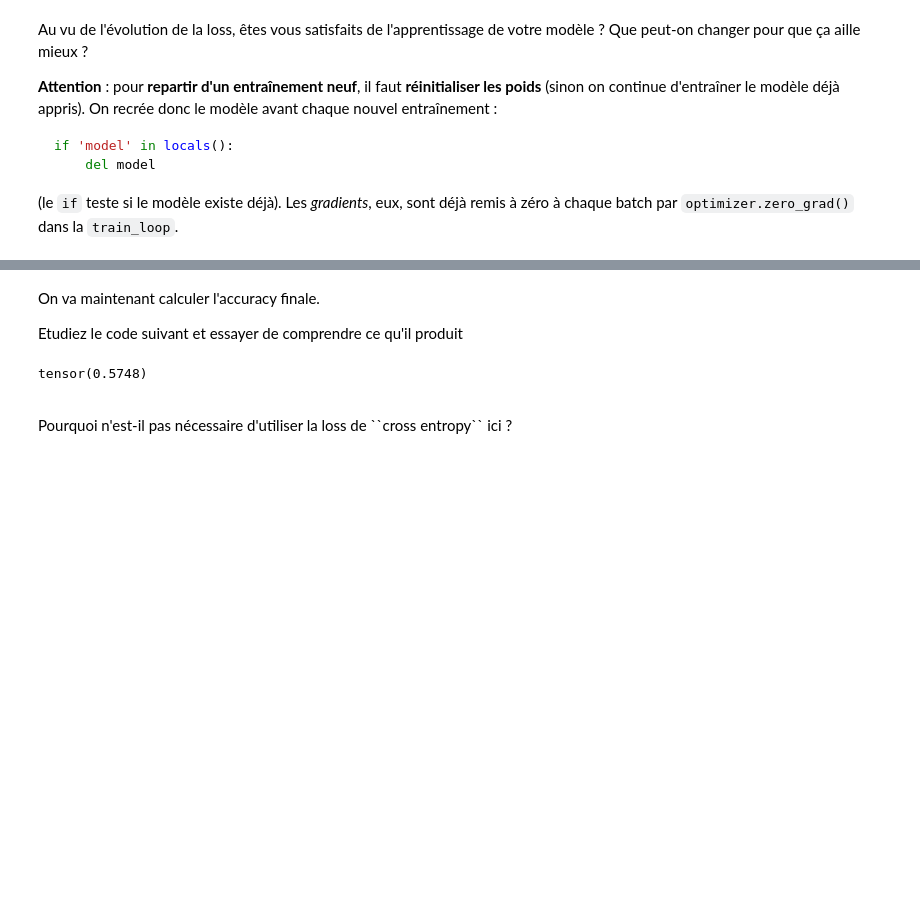
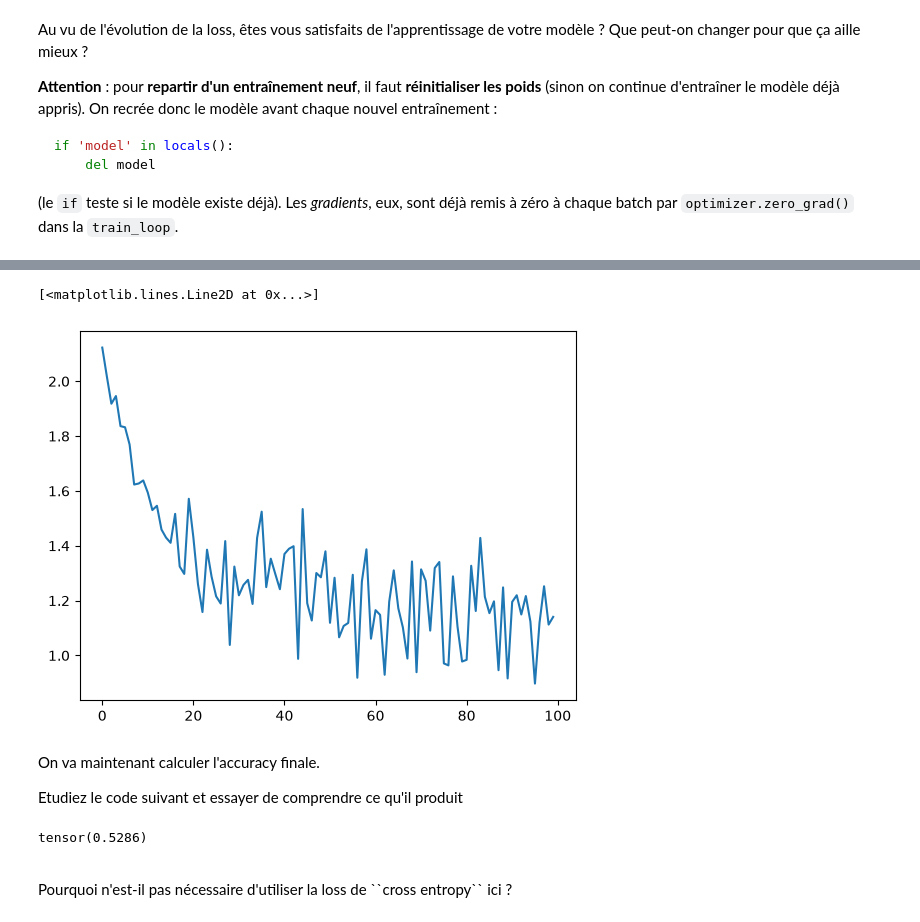
Before and after one commit to Charles-Tricand/espace-de-travail, a Jupyter notebook: TD6.ipynb, the cells around one changed output, grey strips where cells are left out. Drawn from its saved outputs; the diff is of its cells as text; code cells hidden in the pictures; blank space fills up the shorter version.

```diff
--- a/TD6.ipynb
+++ b/TD6.ipynb
@@ -380,6 +374,9 @@ if 'model' in locals():
 # %%
 if 'model' in locals():
     del model
+
+model = perceptron_ndvi(input_size = 45, output_size = 9)
+print(model)
 
 def train_loop(dataloader, model, loss_fn, optimizer, log=True):
     size = len(dataloader.dataset)
@@ -398,9 +395,10 @@ def train_loop(dataloader, model, loss_fn, optimizer, log=True):
     return loss.item()
 
 loss = nn.CrossEntropyLoss()
-optimizer = torch.optim.SGD(model.parameters(), lr=1e-1)
+optimizer = torch.optim.SGD(model.parameters(), lr=0.01)
 
 loss_list = []
 for _ in range(100):
     loss_list.append(train_loop(train_dataloader, model, loss, optimizer))
 plt.plot(loss_list)
+# %% [output]
@@ -407,3 +422,5 @@ plt.plot(loss_list)
+[<matplotlib.lines.Line2D at 0x...>]
+[figure, added]
 # %% [markdown]
 On va maintenant calculer l'accuracy finale.
 
@@ -413,15 +430,15 @@ Etudiez le code suivant et essayer de comprendre ce qu'il produit
 </div>
 # %%
 # on récupère les séries/labels du SOUS-ENSEMBLE d'apprentissage (pas tout le dataset !)
-ts_train = train_dataset.dataset.ts[train_dataset.indices]
-lab_train = train_dataset.dataset.labels[train_dataset.indices]
+ts_train = train_dataset.dataset.ts[train_dataset.indices] #on récupère les données de test
+lab_train = train_dataset.dataset.labels[train_dataset.indices] # on récupère les données d'entrainement
 y_pred = model(ts_train)
-proba = torch.softmax(y_pred, dim=1)
-y_hat = torch.argmax(proba, dim=1)
-accuracy = (y_hat == lab_train).float().mean()
+proba = torch.softmax(y_pred, dim=1) #on rentre les résultats dans l'intervalle [0;1] pour avoir des probabilités
+y_hat = torch.argmax(proba, dim=1) # on identifie l'indice de la plus grande proba pour chaque input
+accuracy = (y_hat == lab_train).float().mean() # comparaison entre la prédiction et les véritables labels
 print(accuracy)
 # %% [output]
-tensor(0.5748)
+tensor(0.5286)
 # %% [markdown]
 <div class="admonition note">
 <p class="admonition-title"></p>
```
Also changed, not shown: parts of 21 cells of this notebook, 4 other files.
